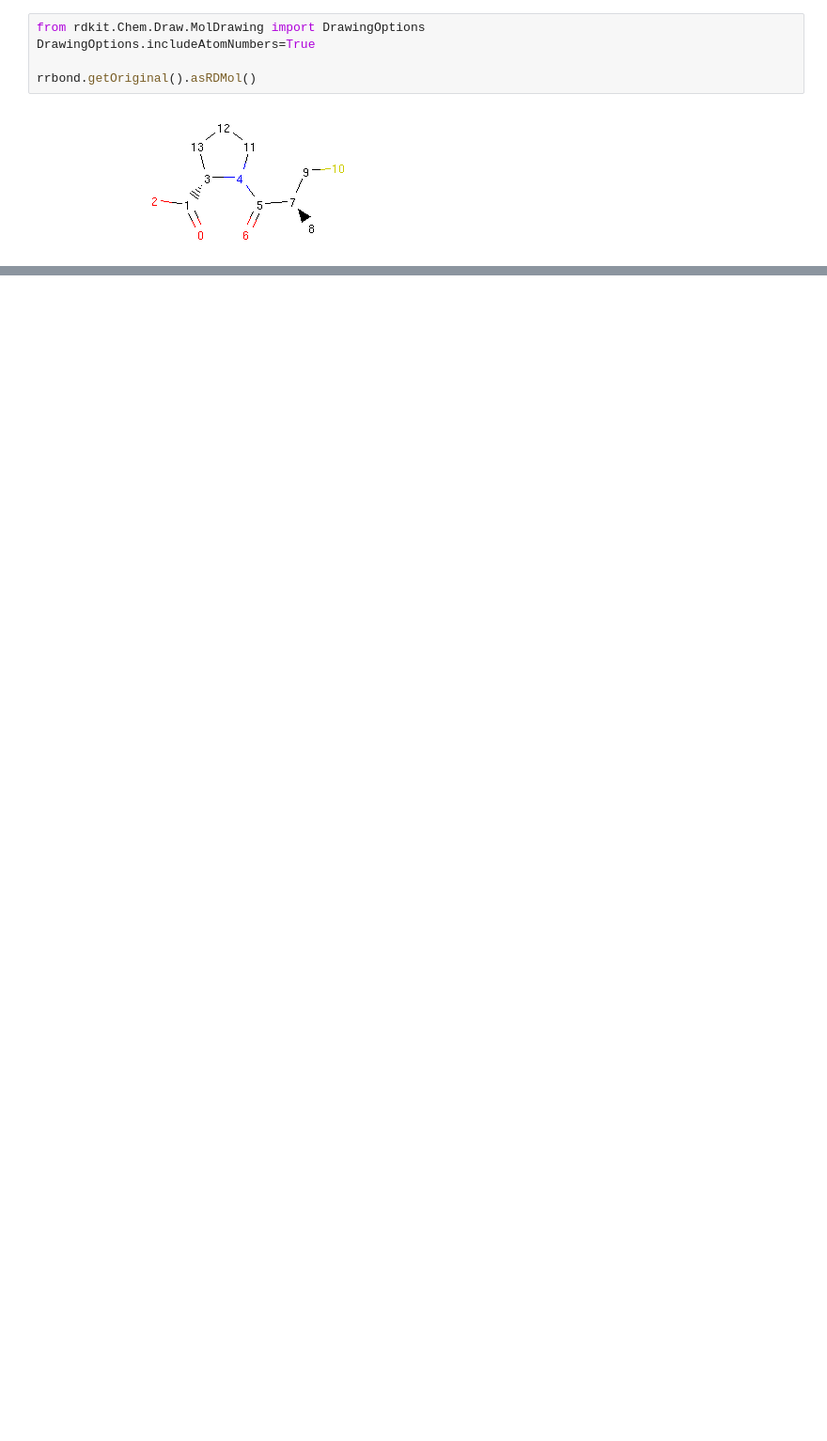
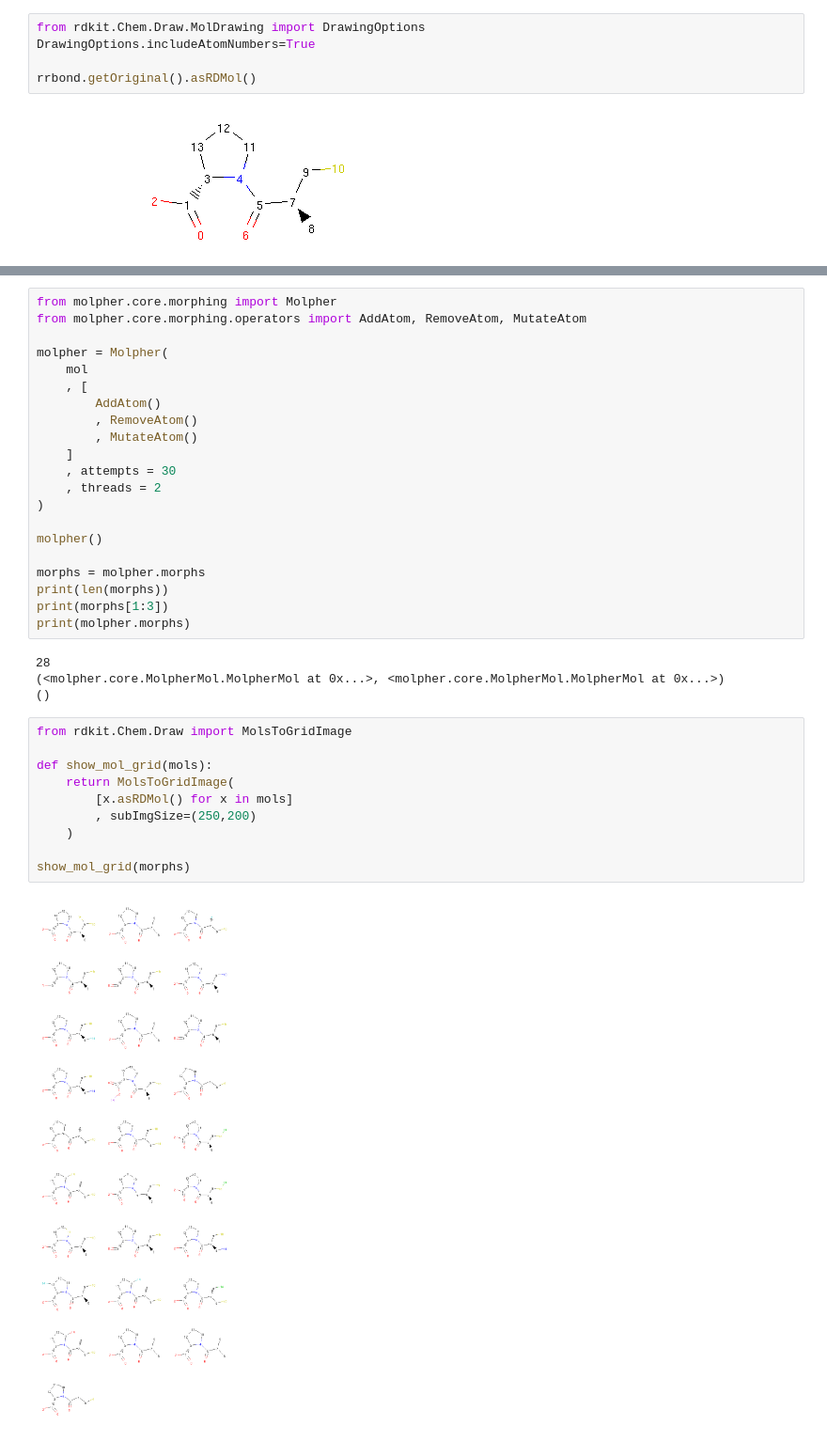
Before and after one commit to lich-uct/molpher-lib, a Jupyter notebook: doc/notebooks/basics.ipynb, the cells around one changed output, grey strips where cells are left out. Shown at 94% size. Cells and saved outputs as stored; diff of their text form; blank space fills up the shorter version.

Commit message:
finished the basic morphing tutorial

```diff
--- a/doc/notebooks/basics.ipynb
+++ b/doc/notebooks/basics.ipynb
@@ -48,0 +52,37 @@ rrbond.morph().asRDMol()
+# %%
+from molpher.core.morphing import Molpher
+from molpher.core.morphing.operators import AddAtom, RemoveAtom, MutateAtom
+
+molpher = Molpher(
+    mol
+    , [
+        AddAtom()
+        , RemoveAtom()
+        , MutateAtom()
+    ]
+    , attempts = 30
+    , threads = 2
+)
+
+molpher()
+
+morphs = molpher.morphs
+print(len(morphs))
+print(morphs[1:3])
+print(molpher.morphs)
+# %% [output]
+28
+(<molpher.core.MolpherMol.MolpherMol at 0x...>, <molpher.core.MolpherMol.MolpherMol at 0x...>)
+()
+# %%
+from rdkit.Chem.Draw import MolsToGridImage
+
+def show_mol_grid(mols):
+    return MolsToGridImage(
+        [x.asRDMol() for x in mols]
+        , subImgSize=(250,200)
+    )
+
+show_mol_grid(morphs)
+# %% [output]
+[figure, added]
```
Also changed, not shown: parts of 11 cells of this notebook, 10 other files.
